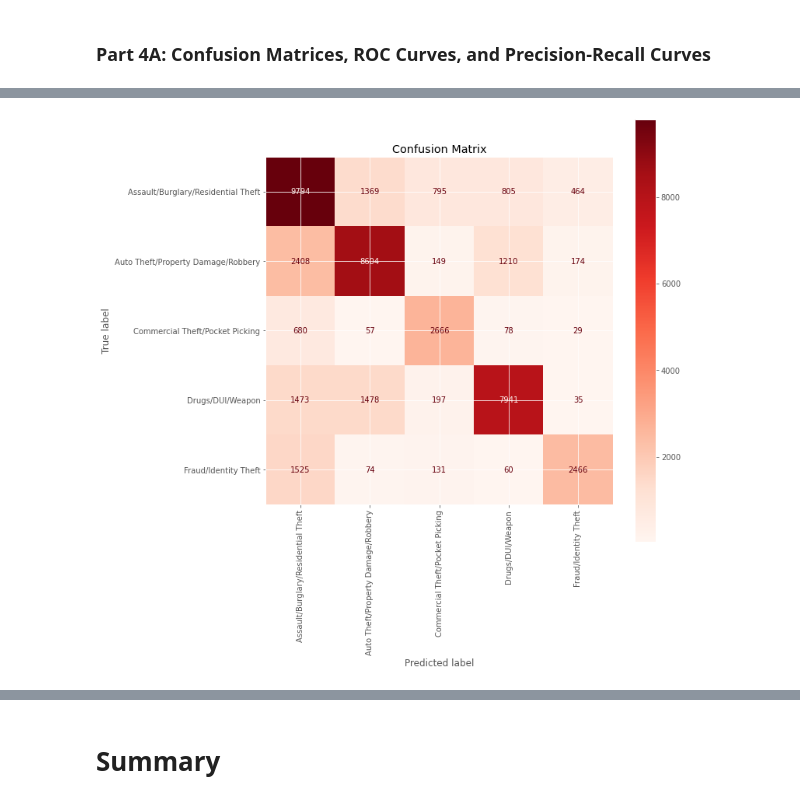
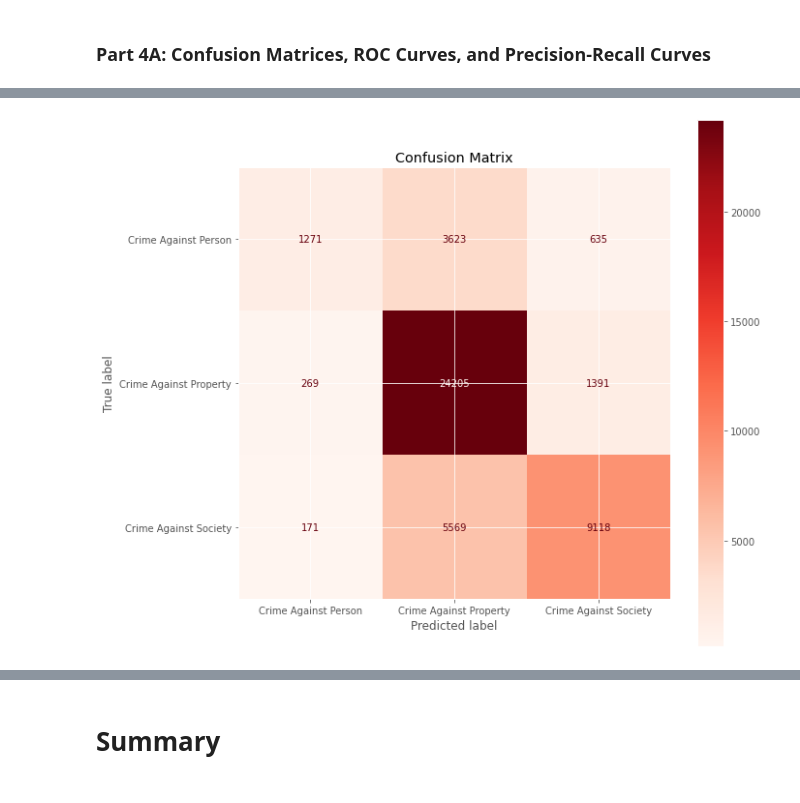
Before and after one commit to hudsonbat/Data-205, a Jupyter notebook: MCCrime_Trees.ipynb, the cells around one changed output, grey strips where cells are left out. Drawn from its saved outputs; the diff is of its cells as text; code cells hidden in the pictures.

```diff
--- a/MCCrime_Trees.ipynb
+++ b/MCCrime_Trees.ipynb
@@ -798,0 +578,5 @@ print(rs.best_params_)
+# %%
+best_model_rf = rs.best_estimator_
+ovr_best_model_rf = OneVsRestClassifier(best_model_rf)
+# %%
+ovr_best_model_rf.fit(train_gen1,train_labels_gen1)
@@ -798,0 +648,4 @@ print(rs.best_params_)
+# %%
+best_model_xgb = rs2.best_estimator_
+# %%
+best_model_xgb.fit(train_gen1,train_labels_gen1)
@@ -1572,11 +1307,10 @@ plotImportances(top_importances2, top_features_list2)
 # %%
 from sklearn.metrics import plot_confusion_matrix as plot_cm
 
-plot_cm(best_model_spec_xgb, test_spec1, test_labels_spec1, display_labels=top_classes_spec, cmap=plt.cm.Reds)
+plot_cm(best_model_xgb, test_gen1, test_labels_gen1, display_labels=top_classes_gen, cmap=plt.cm.Reds)
 plt.title('Confusion Matrix')
-plt.xticks(rotation=90)
 fig = plt.gcf()
 fig.set_size_inches(10,10)
 plt.show()
 # %% [output]
-[figure, old version]
+[figure, new version]
```
Also changed, not shown: parts of 192 cells of this notebook.
